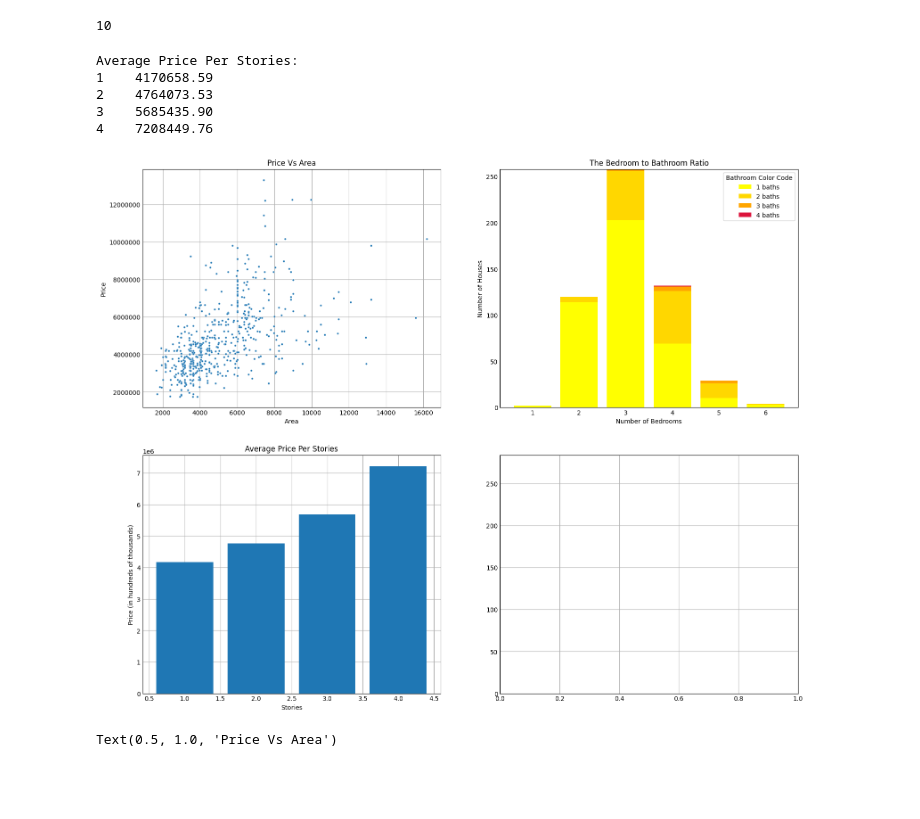
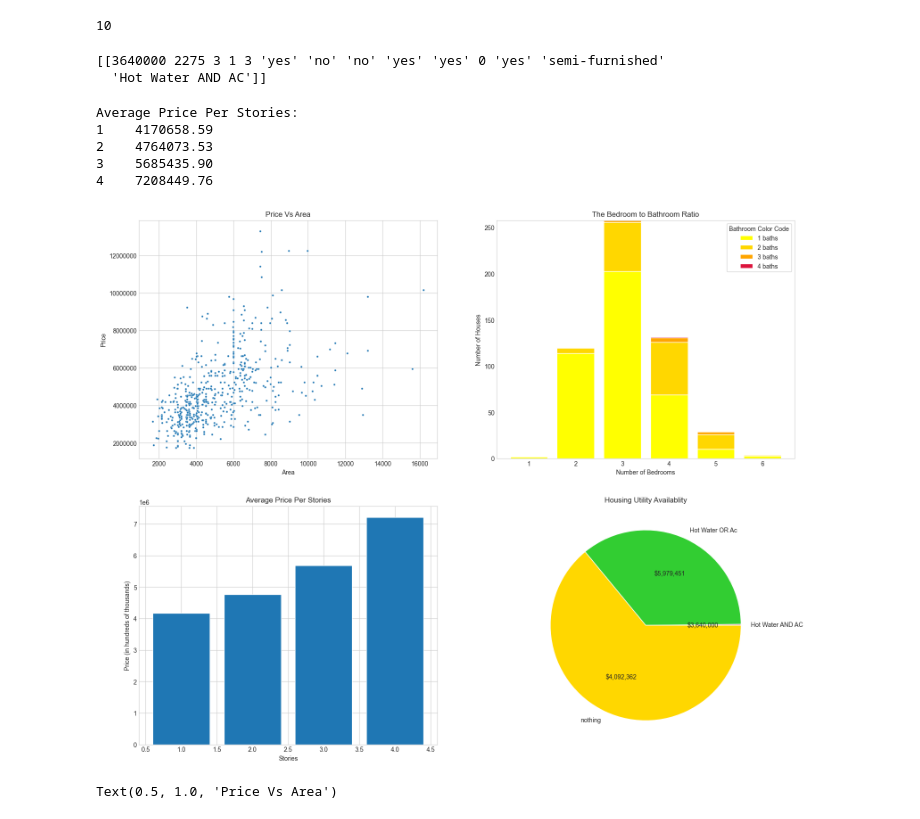
Before and after one commit to 110325-Data-Foundations/Group3P3, a Jupyter notebook: Project3.ipynb, the cells around one changed output. Cells and saved outputs as stored; diff of their text form; code cells hidden in the pictures; blank space fills up the shorter version.

Commit message:
added pie graph

```diff
--- a/Project3.ipynb
+++ b/Project3.ipynb
@@ -9,6 +9,7 @@ np.set_printoptions(suppress=True)
 # %%
 df=pd.read_csv("./Data/Housing.csv")
 df.to_numpy()
+housing_np = df.to_numpy()
 missing_values_count = df.isnull().sum() # Checked missing values
 print("The missing values per column:")
 print(missing_values_count)
@@ -182,6 +183,30 @@ array([2, 4, 2, 2, 1, 3, 3, 3, 1, 2, 1, 3, 2, 2, 2, 1, 2, 2, 2, 2, 1, 2,
        1, 1, 1, 2, 1, 1, 1, 1, 1, 1, 1, 1, 1, 1, 1, 1, 1, 2, 1, 1, 1, 1,
        1, 1, 1, 1, 1, 1, 1, 1, 1, 1, 1, 1, 1, 1, 1, 1, 1])
 10
+# %%
+basement = housing_np[:,7]
+hotwaterheating = housing_np[:,8]
+airconditioning = housing_np[:,9]
+conditions = [
+    (housing_np[:,8]  == 'yes') & (housing_np[:,9] == 'yes'),
+    (housing_np[:,8]  == 'yes') ^ (housing_np[:,9] == 'yes'),
+    (housing_np[:,8]  != 'yes') & (housing_np[:,9] != 'yes')
+]
+
+names = ["Hot Water AND AC","Hot Water OR Ac","nothing"]
+new_col = np.select(conditions,names, default = "None")
+housing_np = np.column_stack((housing_np,new_col))
+
+conditions = (housing_np[:,8]  == 'yes') & (housing_np[:,9] == 'yes')
+fancy = housing_np[np.where(conditions)]
+print(fancy)
+# conditions = (housing_np[:,8]  == 'yes') ^ (housing_np[:,9] == 'yes')
+# nice = housing_np[np.where(conditions)]
+# conditions = (housing_np[:,8]  != 'yes') & (housing_np[:,9] != 'yes')
+# worse = housing_np[np.where(conditions)]
+# %% [output]
+[[3640000 2275 3 1 3 'yes' 'no' 'no' 'yes' 'yes' 0 'yes' 'semi-furnished'
+  'Hot Water AND AC']]
 # %%
 plt.style.use('_mpl-gallery')
 
@@ -230,34 +255,44 @@ ax[0,1].set_xlabel("Number of Bedrooms")
 ax[0,1].set_ylabel("Number of Houses")
 ax[0,1].grid(False)
 ax[0,1].legend(title = "Bathroom Color Code")
 
 # So it doesn't touch the top
 max_height = np.max(np.sum(stack_matrix, axis = 0)) # Calculate maximum height of stacked bars
 ax[1,1].set_ylim(0, max_height * 1.1) # Add a small 10% padding
 
 # Find average price depending on number of stories
 avg_price_per_stories = df.groupby('stories')['price'].mean().round(2)
 
 # Clean up extra info from print()
 avg_price_per_stories.index.name = None
 avg_price_per_stories.name = None
 
 print("Average Price Per Stories:")
 print(avg_price_per_stories.to_string())
 
 ax[1,0].bar(avg_price_per_stories.index, avg_price_per_stories.values)
 ax[1,0].set_title("Average Price Per Stories")
 ax[1,0].set_xlabel("Stories")
 ax[1,0].set_ylabel("Price (in hundreds of thousands)")
 
+mean_price = {cat: float(housing_np[np.where(housing_np[:,13] == cat),0].mean()) for cat in names}
+price_dict = {count: np.unique_counts(housing_np[:,13]).values.tolist()[ind] for ind,count in enumerate(np.unique_counts(housing_np[:,13]).counts)}
+
+values = np.unique_counts(housing_np[:,13]).counts
+
+ax[1,1].pie(values,labels=names,colors = ['crimson','limegreen','gold'],
+              autopct = lambda p:"${:,}".format(int(round(mean_price[price_dict[round(float(p) * 545/100)]]))))
+
+ax[1,1].set_title("Housing Utility Availablity")
+
 plt.show()
 # %% [output]
 Average Price Per Stories:
 1    4170658.59
 2    4764073.53
 3    5685435.90
 4    7208449.76
-[figure, old version]
+[figure, new version]
 # %%
 fig, ax = plt.subplots(figsize=(10, 6))
 plt.ticklabel_format(style='plain', axis='y')
```
